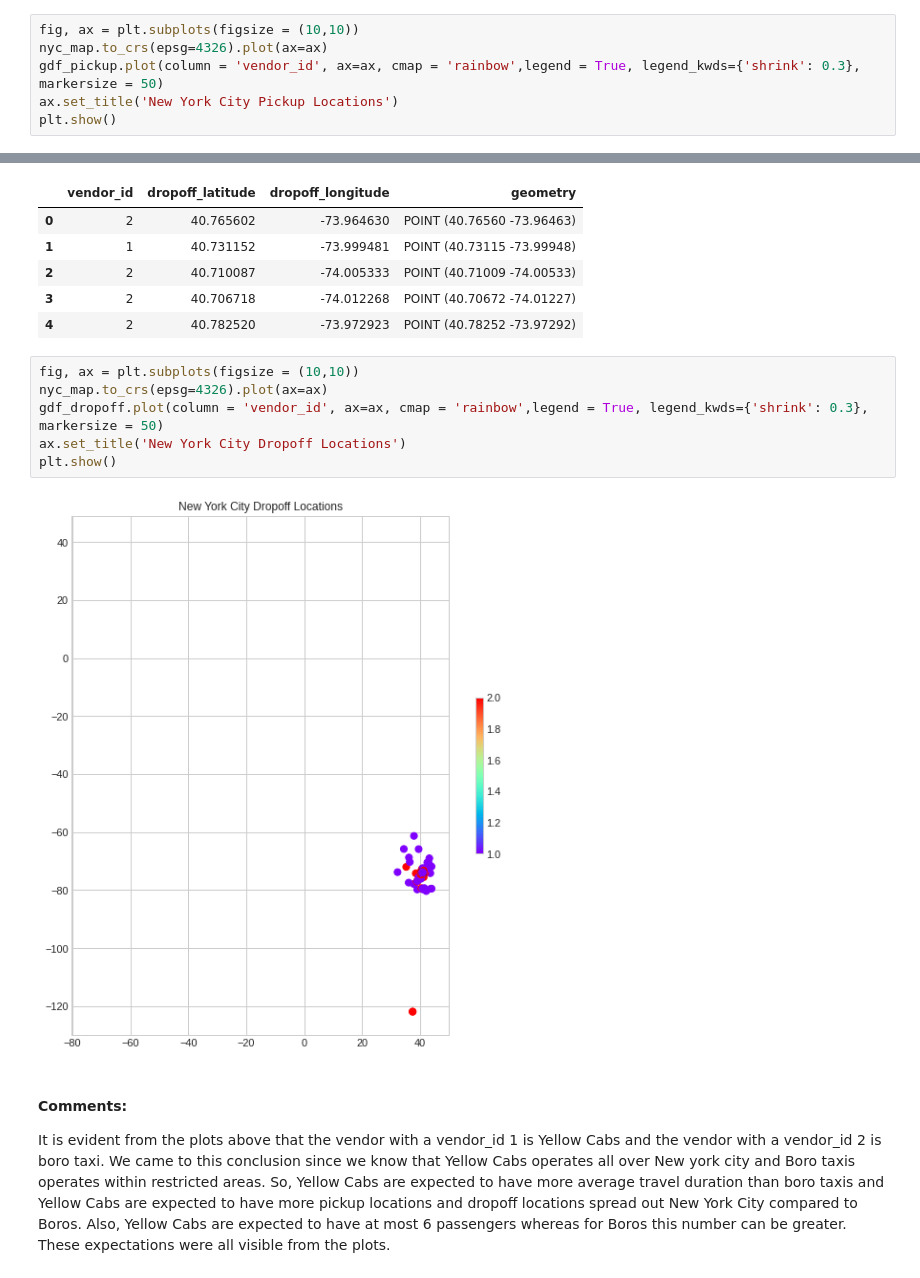
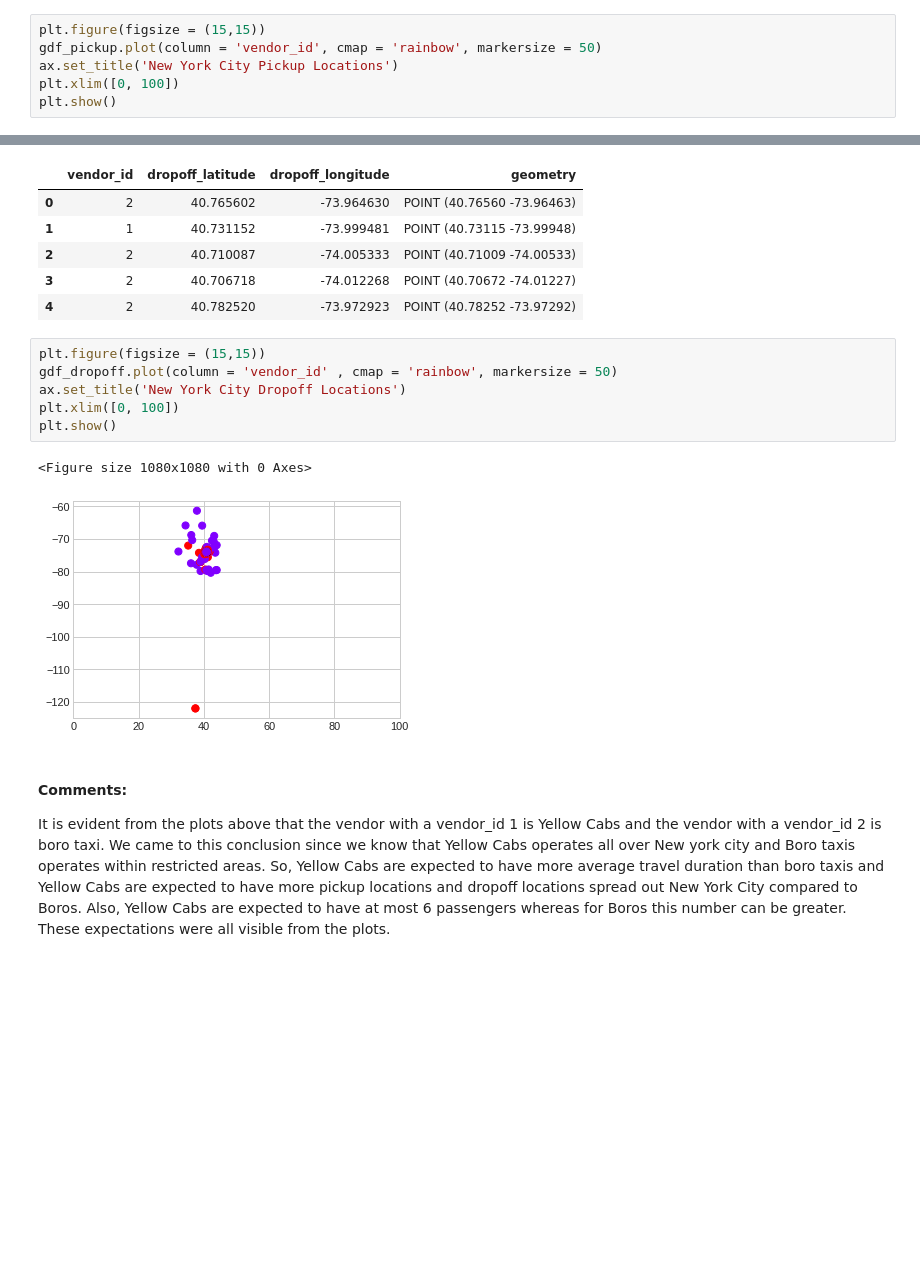
Before and after one commit to BongumusaSizwe/DVE, a Jupyter notebook: Assignment 2/Assignment2.ipynb, the cells around one changed output, grey strips where cells are left out. Saved outputs shown, nothing was run; the diff lists cells and outputs as text; blank space fills up the shorter version.

```diff
--- a/Assignment 2/Assignment2.ipynb
+++ b/Assignment 2/Assignment2.ipynb
@@ -640,9 +640,9 @@ plt.show()
 # %% [output]
 [figure]
 # %%
-fig, ax = plt.subplots(figsize = (10,10))
-nyc_map.to_crs(epsg=4326).plot(ax=ax)
-gdf_pickup.plot(column = 'vendor_id', ax=ax, cmap = 'rainbow',legend = True, legend_kwds={'shrink': 0.3}, markersize = 50)
+plt.figure(figsize = (15,15))
+gdf_pickup.plot(column = 'vendor_id', cmap = 'rainbow', markersize = 50)
 ax.set_title('New York City Pickup Locations')
+plt.xlim([0, 100])
 plt.show()
 # %% [output]
@@ -662,13 +663,14 @@ gdf_dropoff.head()
 | 3 | 2 | 40.706718 | -74.012268 | POINT (40.70672 -74.01227) |
 | 4 | 2 | 40.782520 | -73.972923 | POINT (40.78252 -73.97292) |
 # %%
-fig, ax = plt.subplots(figsize = (10,10))
-nyc_map.to_crs(epsg=4326).plot(ax=ax)
-gdf_dropoff.plot(column = 'vendor_id', ax=ax, cmap = 'rainbow',legend = True, legend_kwds={'shrink': 0.3}, markersize = 50)
+plt.figure(figsize = (15,15))
+gdf_dropoff.plot(column = 'vendor_id' , cmap = 'rainbow', markersize = 50)
 ax.set_title('New York City Dropoff Locations')
+plt.xlim([0, 100])
 plt.show()
 # %% [output]
+<Figure size 1080x1080 with 0 Axes>
-[figure, old version]
+[figure, new version]
 # %% [markdown]
 #### **Comments:**
 
```
Also changed, not shown: parts of 9 cells of this notebook.
